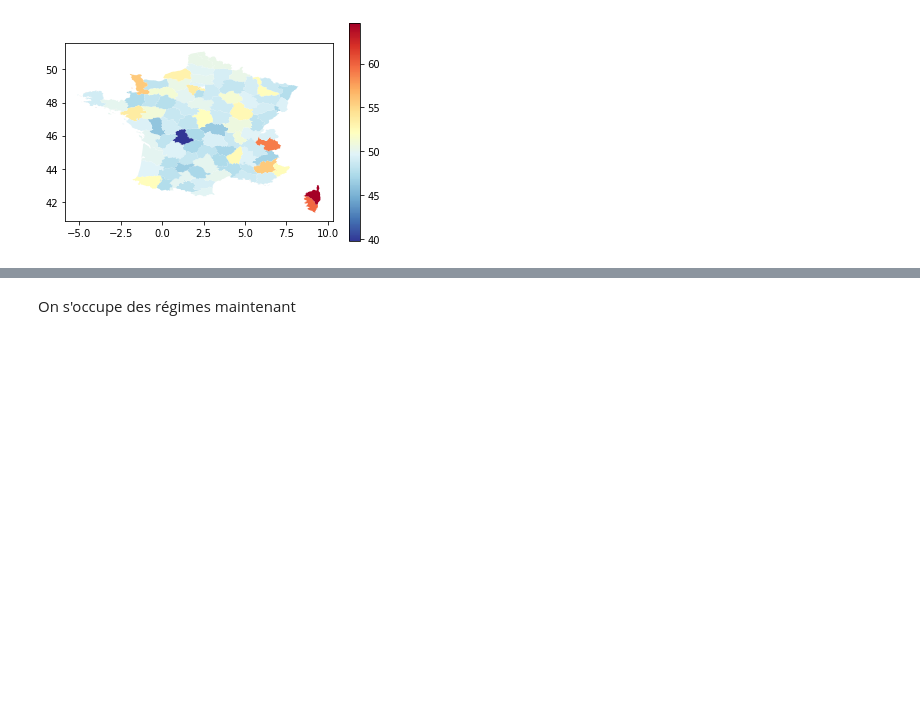
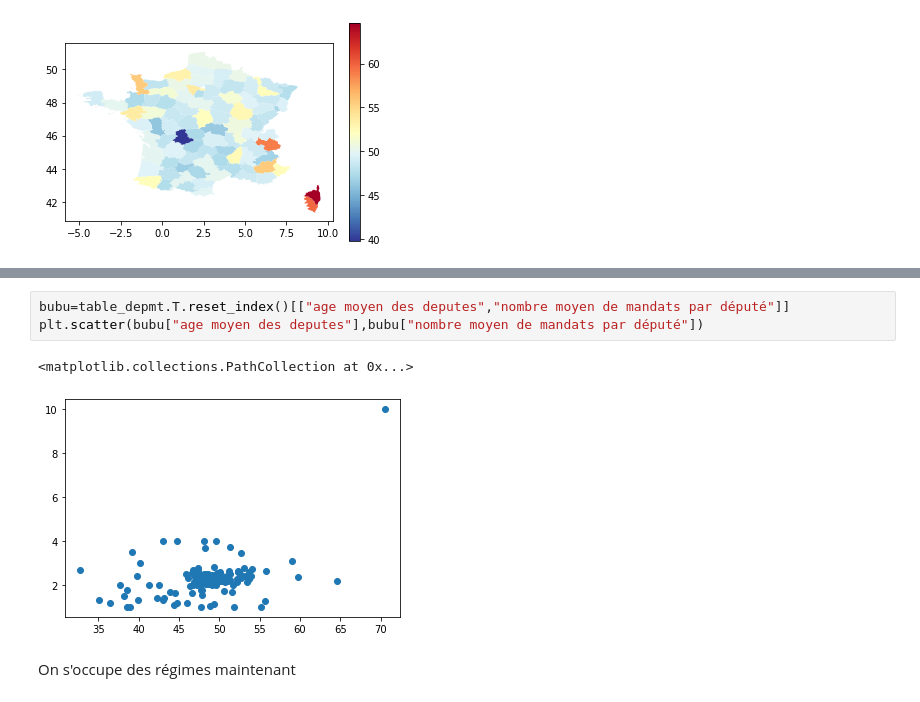
Before and after one commit to dusylvain/Projet-Python-deputes, a Jupyter notebook: statistiques_descriptives_depute (1).ipynb, the cells around one changed output, grey strips where cells are left out. Drawn from its saved outputs; the diff is of its cells as text; blank space fills up the shorter version.

Commit message:
Debut de l'analyse des dpt naiss (les NA) + 3 graphiques

```diff
--- a/statistiques_descriptives_depute (1).ipynb
+++ b/statistiques_descriptives_depute (1).ipynb
@@ -184,3 +196,9 @@ df.plot(column='age moyen des deputes', cmap='RdYlBu_r', legend=True)
+# %%
+bubu=table_depmt.T.reset_index()[["age moyen des deputes","nombre moyen de mandats par député"]]
+plt.scatter(bubu["age moyen des deputes"],bubu["nombre moyen de mandats par député"])
+# %% [output]
+<matplotlib.collections.PathCollection at 0x...>
+[figure, added]
 # %% [markdown]
 On s'occupe des régimes maintenant
 # %%
```
Also changed, not shown: parts of 18 cells of this notebook.
